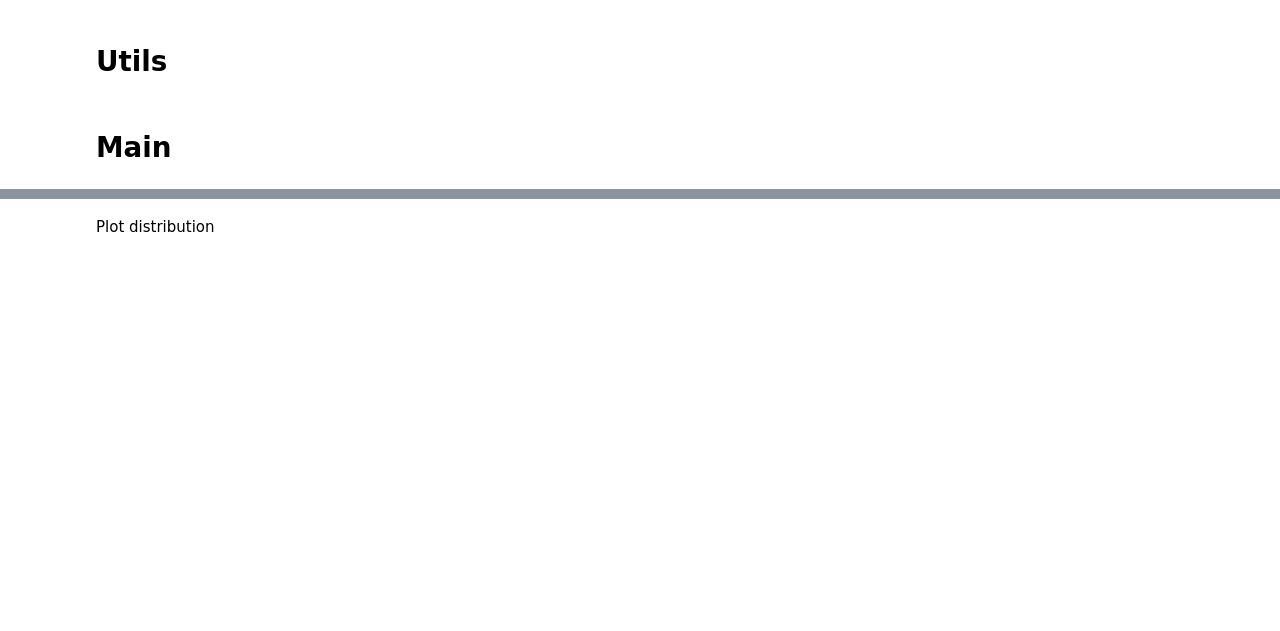
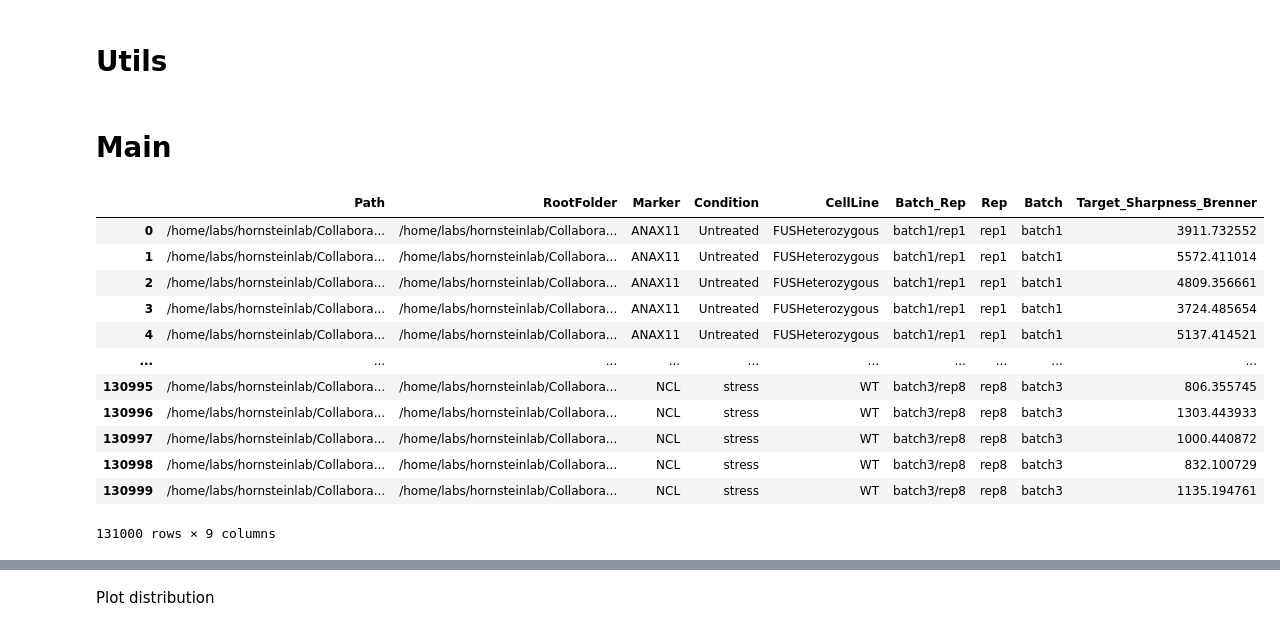
Before and after one commit to Sagykri/NOVA, a Jupyter notebook: tools/preprocessing_tools/set_brenner.ipynb, the cells around one changed output, grey strips where cells are left out. Saved outputs shown, nothing was run; the diff lists cells and outputs as text; code cells hidden in the pictures; blank space fills up the shorter version.

```diff
--- a/tools/preprocessing_tools/set_brenner.ipynb
+++ b/tools/preprocessing_tools/set_brenner.ipynb
@@ -354,13 +375,28 @@ def put_tiles_grid(image, ax):
 # %%
 # df = pd.read_csv("/home/labs/hornsteinlab/Collaboration/MOmaps_Sagy/MOmaps/sandbox/outliers_detection/raw_metrics_all_batches_all_metrics_site_fix.csv")
 # df = pd.read_csv("/home/labs/hornsteinlab/Collaboration/MOmaps_Sagy/MOmaps/sandbox/outliers_detection/raw_metrics_all_batches_brenner_site_dNLS.csv")
 # df = pd.read_csv("/home/labs/hornsteinlab/Collaboration/MOmaps/sandbox/outliers_detection/brenner_values/raw_metrics_fus_fixed200224_2.csv")
 
 # df = pd.read_csv("/home/labs/hornsteinlab/Collaboration/MOmaps/outputs/preprocessing/spd/brenner/raw_metrics250324.csv")
 # df = pd.read_csv("/home/labs/hornsteinlab/Collaboration/MOmaps/outputs/preprocessing/Opera/brenner/raw_metrics250324.csv")
 
-df = pd.read_csv("/home/labs/hornsteinlab/Collaboration/MOmaps/outputs/preprocessing/Opera18Days/brenner/raw_metrics210524.csv")
+# df = pd.read_csv("/home/labs/hornsteinlab/Collaboration/MOmaps/outputs/preprocessing/Opera18Days/brenner/raw_metrics210524.csv")
+df = pd.read_csv("/home/labs/hornsteinlab/Collaboration/MOmaps/outputs/preprocessing/NIH/brenner/raw_metrics021224_all.csv")
 
 df
+# %% [output]
+|  | Path | RootFolder | Marker | Condition | CellLine | Batch_Rep | Rep | Batch | Target_Sharpness_Brenner |
+| 0 | /home/labs/hornsteinlab/Collabora... | /home/labs/hornsteinlab/Collabora... | ANAX11 | Untreated | FUSHeterozygous | batch1/rep1 | rep1 | batch1 | 3911.732552 |
+| 1 | /home/labs/hornsteinlab/Collabora... | /home/labs/hornsteinlab/Collabora... | ANAX11 | Untreated | FUSHeterozygous | batch1/rep1 | rep1 | batch1 | 5572.411014 |
+| 2 | /home/labs/hornsteinlab/Collabora... | /home/labs/hornsteinlab/Collabora... | ANAX11 | Untreated | FUSHeterozygous | batch1/rep1 | rep1 | batch1 | 4809.356661 |
+| 3 | /home/labs/hornsteinlab/Collabora... | /home/labs/hornsteinlab/Collabora... | ANAX11 | Untreated | FUSHeterozygous | batch1/rep1 | rep1 | batch1 | 3724.485654 |
+| 4 | /home/labs/hornsteinlab/Collabora... | /home/labs/hornsteinlab/Collabora... | ANAX11 | Untreated | FUSHeterozygous | batch1/rep1 | rep1 | batch1 | 5137.414521 |
+| ... | ... | ... | ... | ... | ... | ... | ... | ... | ... |
+| 130995 | /home/labs/hornsteinlab/Collabora... | /home/labs/hornsteinlab/Collabora... | NCL | stress | WT | batch3/rep8 | rep8 | batch3 | 806.355745 |
+| 130996 | /home/labs/hornsteinlab/Collabora... | /home/labs/hornsteinlab/Collabora... | NCL | stress | WT | batch3/rep8 | rep8 | batch3 | 1303.443933 |
+| 130997 | /home/labs/hornsteinlab/Collabora... | /home/labs/hornsteinlab/Collabora... | NCL | stress | WT | batch3/rep8 | rep8 | batch3 | 1000.440872 |
+| 130998 | /home/labs/hornsteinlab/Collabora... | /home/labs/hornsteinlab/Collabora... | NCL | stress | WT | batch3/rep8 | rep8 | batch3 | 832.100729 |
+| 130999 | /home/labs/hornsteinlab/Collabora... | /home/labs/hornsteinlab/Collabora... | NCL | stress | WT | batch3/rep8 | rep8 | batch3 | 1135.194761 |
+131000 rows × 9 columns
 # %%
 df['Marker'].value_counts()
```
Also changed, not shown: parts of 13 cells of this notebook, 1 other file.
